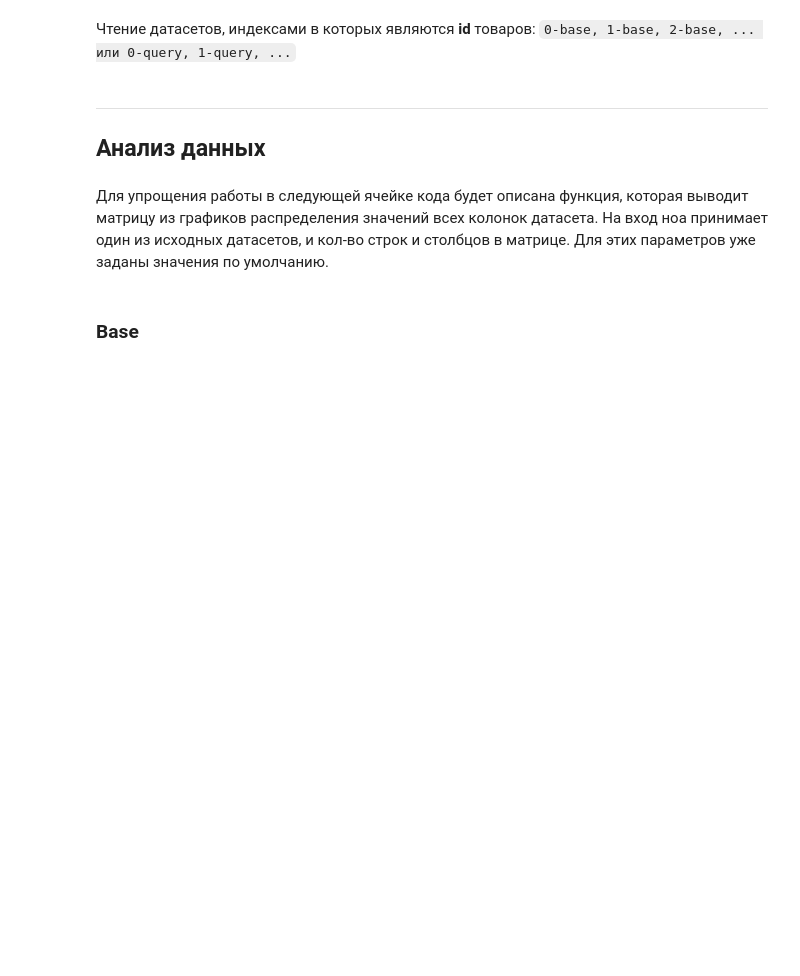
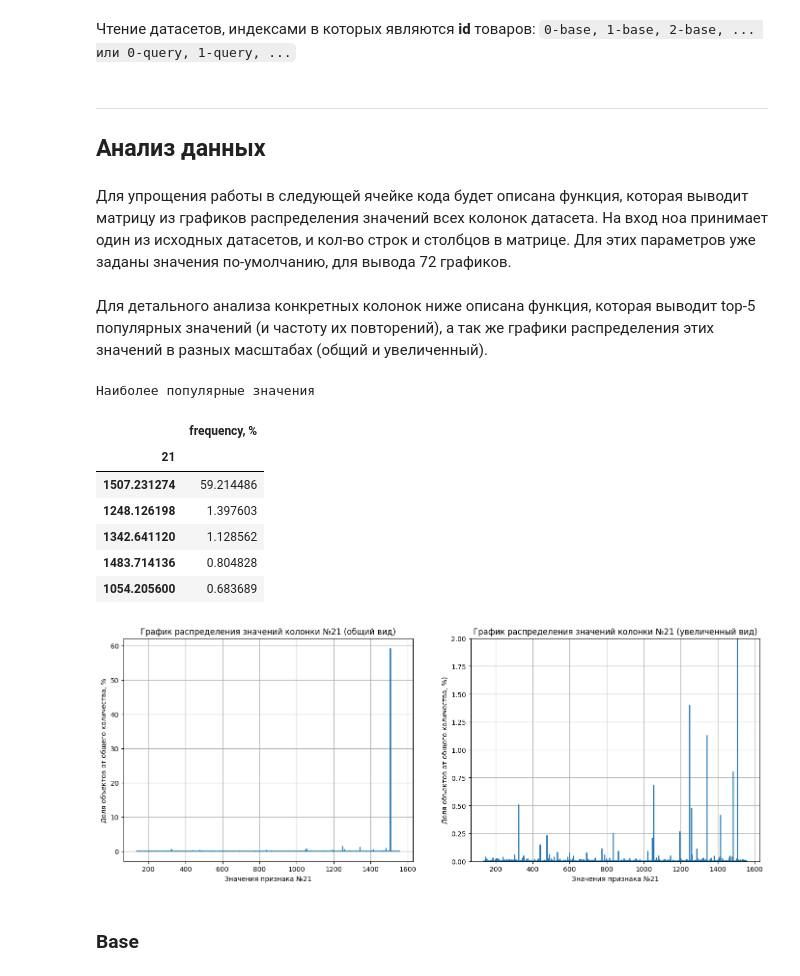
Before and after one commit to Danspers/Matching, a Jupyter notebook: Matching.ipynb, the cells around one changed output. Drawn from its saved outputs; the diff is of its cells as text; code cells hidden in the pictures; blank space fills up the shorter version.

Commit message:
add "value_analysis" function

```diff
--- a/Matching.ipynb
+++ b/Matching.ipynb
@@ -59,7 +61,7 @@ ___
 
 ## Анализ данных
 # %% [markdown]
-Для упрощения работы в следующей ячейке кода будет описана функция, которая выводит матрицу из графиков распределения значений всех колонок датасета. На вход ноа принимает один из исходных датасетов, и кол-во строк и столбцов в матрице. Для этих параметров уже заданы значения по умолчанию.
+Для упрощения работы в следующей ячейке кода будет описана функция, которая выводит матрицу из графиков распределения значений всех колонок датасета. На вход ноа принимает один из исходных датасетов, и кол-во строк и столбцов в матрице. Для этих параметров уже заданы значения по-умолчанию, для вывода 72 графиков.
 # %%
 # Функция построения графиков распределения значений в колонках датасета (ver.2)
 
@@ -76,6 +78,45 @@ def show_graph_matrix(dataframe, x=6, y=12):
             axs[i, j].set_title(column)
         jx += 5
     plt.show()
+# %% [markdown]
+Для детального анализа конкретных колонок ниже описана функция, которая выводит top-5 популярных значений (и частоту их повторений), а так же графики распределения этих значений в разных масштабах (общий и увеличенный).
+# %%
+# Функция для подробного анализа значений колонки
+
+def value_analysis(dataframe, column:str, ylim_max):
+    print('Наиболее популярные значения')
+    display((dataframe[column].value_counts(normalize=True)
+                          .sort_values(ascending=False)*100)
+                          .to_frame()
+                          .rename(columns={column:'values','proportion':'frequency, %'})
+                          .head())
+
+    fig, axs = plt.subplots(1, 2, figsize=(17, 6))
+    axs[0].plot(dataframe[column].value_counts(normalize=True).sort_index() * 100)
+    axs[0].set_title('График распределения значений колонки №' + column +' (общий вид)')
+    axs[0].set_ylabel('Доля объектов от общего количества, %')
+    axs[0].set_xlabel('Значения признака №' + column)
+    axs[0].grid()
+
+    axs[1].plot(dataframe[column].value_counts(normalize=True).sort_index() * 100)
+    axs[1].set_title('График распределения значений колонки №' + column +' (увеличенный вид)')
+    axs[1].set_ylabel('Доля объектов от общего количества, %)')
+    axs[1].set_xlabel('Значения признака №' + column)
+    axs[1].set_ylim(0, ylim_max)
+    axs[1].grid()
+    plt.show()
+# %%
+value_analysis(df_base, '21', 2)
+# %% [output]
+Наиболее популярные значения
+|  | frequency, % |
+| 21 |  |
+| 1507.231274 | 59.214486 |
+| 1248.126198 | 1.397603 |
+| 1342.641120 | 1.128562 |
+| 1483.714136 | 0.804828 |
+| 1054.205600 | 0.683689 |
+[figure, added]
 # %% [markdown]
 ### Base
 # %% [markdown]
```
Also changed, not shown: parts of 10 cells of this notebook.
